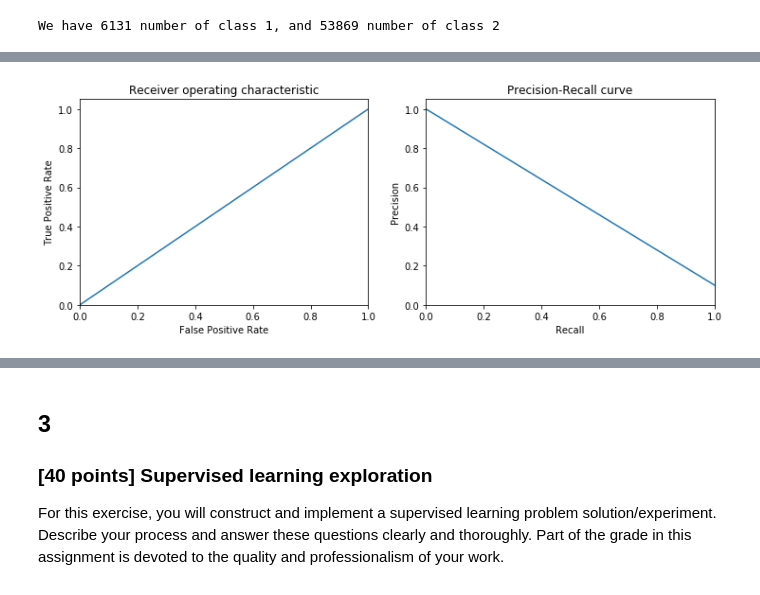
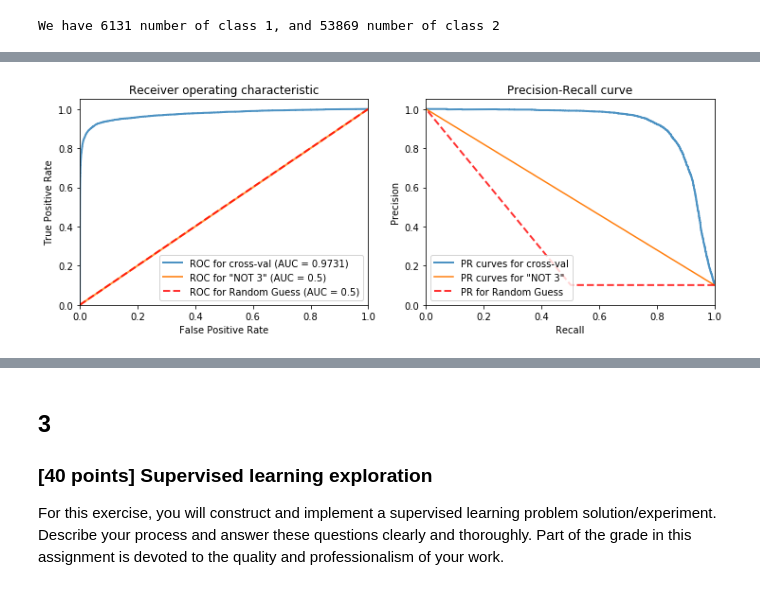
Before and after one commit to chrimiway/machine-learning-course, a Jupyter notebook: Assignment3.ipynb, the cells around one changed output, grey strips where cells are left out. Saved outputs shown, nothing was run; the diff lists cells and outputs as text; code cells hidden in the pictures.

```diff
--- a/Assignment3.ipynb
+++ b/Assignment3.ipynb
@@ -191,6 +191,9 @@ class LogisticReg:
 # partition data
 shuffle = np.arange(len(y))
 np.random.shuffle(shuffle)
+
+x = x[shuffle]
+y = y[shuffle]
 
 x_train_og = x[:70000]
 y_train_og = y[:70000]
@@ -564,28 +560,50 @@ trianing finished!
+# %%
+# logistic regression
+fpr_lr, tpr_lr, thresholds_lr = roc_curve(y_val_total, y_hat_total)
+roc_auc_lr = auc(fpr_lr, tpr_lr)
+precision_lr, recall_lr, thresholds_lr = precision_recall_curve(y_val_total, y_hat_total)
+
+# all not 3
+fpr_n3, tpr_n3, thresholds_n3 = roc_curve(y_test, y_hat_not_3)
+roc_auc_n3 = auc(fpr_n3, tpr_n3)
+precision_n3, recall_n3, thresholds_n3 = precision_recall_curve(y_test, y_hat_not_3)
+
+# random
+fpr_rand, tpr_rand, thresholds_rand = roc_curve(y_test, y_hat_rand)
+roc_auc_rand = auc(fpr_rand, tpr_rand)
+precision_rand, recall_rand, thresholds_rand = precision_recall_curve(y_test, y_hat_rand)
 # %%
-# all not 3
-from sklearn.metrics import precision_recall_curve
-
-y_hat_not_3 = np.zeros(len(y_test))
-
-tn, fp, fn, tp = confusion_matrix(y_test, y_hat_not_3).ravel()
-
 plt.figure(figsize=(12, 4))
-fpr, tpr, thresholds = roc_curve(y_test, y_hat_not_3)
 plt.subplot(1, 2, 1)
-plt.plot(fpr, tpr)
+plt.plot(fpr_lr, tpr_lr,
+         label='ROC for cross-val (AUC = {:.4})'.format(roc_auc_lr),
+         lw=2, alpha=.8)
+plt.plot(fpr_n3, tpr_n3,
+         label='ROC for "NOT 3" (AUC = {:.4})'.format(roc_auc_n3),
+         lw=2, alpha=.8)
+plt.plot(fpr_rand, tpr_rand, linestyle='--', lw=2, color='r',
+         label='ROC for Random Guess (AUC = 0.5)', alpha=.8)
 plt.xlabel('False Positive Rate')
 plt.ylabel('True Positive Rate')
 plt.title('Receiver operating characteristic')
 plt.ylim([0.0, 1.05])
 plt.xlim([0.0, 1.0])
+plt.legend()
+
 plt.subplot(1, 2, 2)
-precision, recall, thresholds = precision_recall_curve(y_test, y_hat_not_3)
-plt.plot(recall, precision)
+plt.plot(recall_lr, precision_lr,
+         label='PR curves for cross-val',
+         lw=2, alpha=.8)
+plt.plot(recall_n3, precision_n3,
+        label='PR curves for "NOT 3"')
+plt.plot(recall_rand, precision_rand, linestyle='--', lw=2, color='r',
+         label='PR for Random Guess', alpha=.8)
 plt.xlabel('Recall')
 plt.ylabel('Precision')
 plt.ylim([0.0, 1.05])
 plt.xlim([0.0, 1.0])
 plt.title('Precision-Recall curve')
+plt.legend()
 plt.show()
 # %% [output]
-[figure, old version]
+[figure, new version]
```
Also changed, not shown: parts of 51 cells of this notebook.
